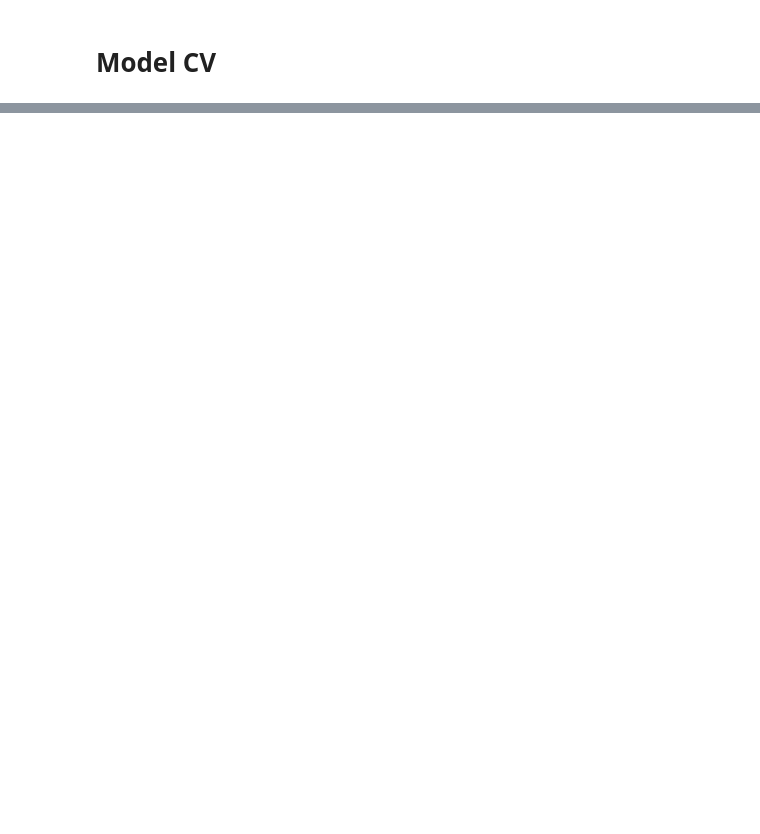
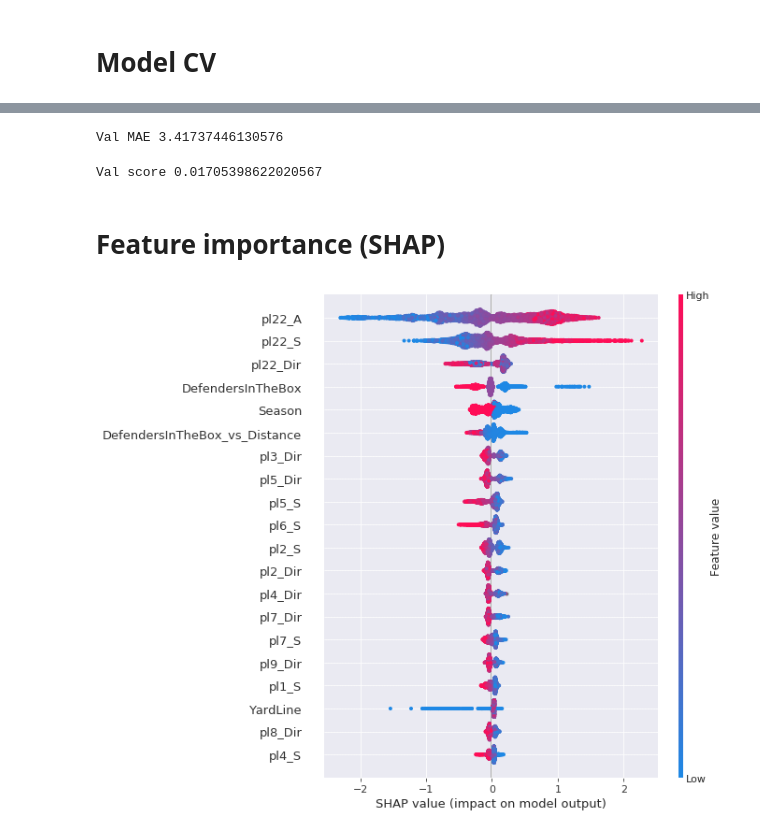
Before and after one commit to btseytlin/NFL-BIg-Data-Kaggle, a Jupyter notebook: pipeline_predict.ipynb, the cells around one changed output, grey strips where cells are left out. Drawn from its saved outputs; the diff is of its cells as text; code cells hidden in the pictures; blank space fills up the shorter version.

```diff
--- a/pipeline_predict.ipynb
+++ b/pipeline_predict.ipynb
@@ -176,4 +182,30 @@ Mean MAE 3.467350598145851
 # %%
-# X_train, X_val, y_train_num, y_val_num = train_test_split(X_train, y_train_num
-#                                         test_size=0.3,
-#                                         stratify=train.Survived)
+X_train, X_val, y_train_num, y_val_num = train_test_split(X_train, y_train_yard_num,
+                                        test_size=0.2)
+# %%
+train_data = lgb.Dataset(X_train, y_train_num,
+                       categorical_feature='auto')
+val_data = lgb.Dataset(X_val, y_val_num,
+                       categorical_feature='auto')
+
+lgb_params = {
+    'task': 'train',
+    'boosting_type': 'gbdt',
+    'objective': 'regression_l1',
+    'metric': {'mae'},
+    'metric_freq': 5,
+    'early_stopping_round': 200,
+    'max_bin': 255,
+    'max_depth': 4,
+    'learning_rate': 0.01,
+#     'num_leaves': 31,
+    'tree_learner': 'serial',
+    'bagging_fraction': 0.8,
+    'feature_fraction': 0.8,
+    'bagging_freq': 5,
+    'verbose': 0,
+    'reg_alpha': 0.01,
+    'reg_lambda': 0.01
+}
+num_iterations = 10000
+bst = lgb.train(lgb_params, train_data, num_iterations, valid_sets=[val_data], feval=lgb_cprs_eval)
@@ -179,0 +247,10 @@ Mean MAE 3.467350598145851
+# %%
+print('Val MAE', np.mean(np.abs(y_val_num - preds)))
+# %% [output]
+Val MAE 3.41737446130576
+# %%
+print('Val score', np.mean(crps(yard_to_cdf(y_val_num), preds_cdf)))
+# %% [output]
+Val score 0.01705398622020567
+# %% [markdown]
+# Feature importance (SHAP)
@@ -179,0 +259,6 @@ Mean MAE 3.467350598145851
+# %%
+shap_values = shap.TreeExplainer(bst).shap_values(X_val)
+# %%
+shap.summary_plot(shap_values, X_val)
+# %% [output]
+[figure, added]
```
Also changed, not shown: parts of 15 cells of this notebook, 3 other files.
